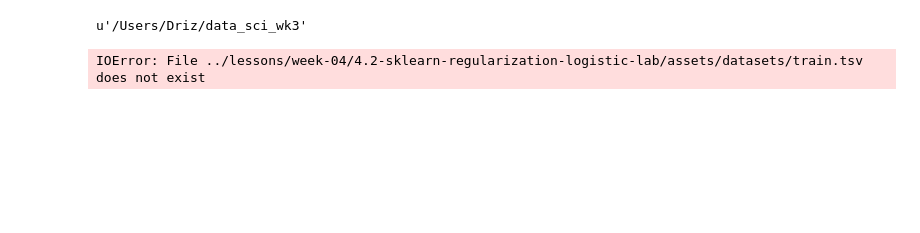
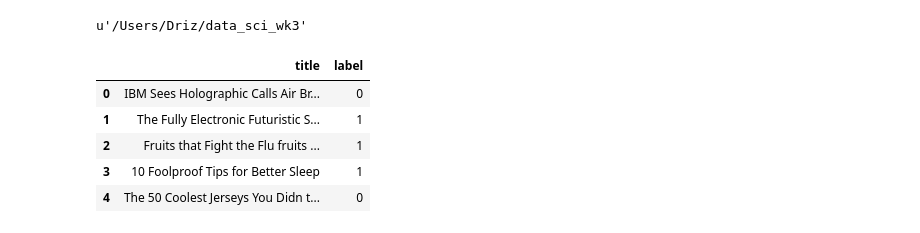
Before and after one commit to jillianhade/data-science-notes, a Jupyter notebook: predicting_greenness_lab2.ipynb, the cells around one changed output. Drawn from its saved outputs; the diff is of its cells as text; code cells hidden in the pictures; blank space fills up the shorter version.

```diff
--- a/predicting_greenness_lab2.ipynb
+++ b/predicting_greenness_lab2.ipynb
@@ -13,10 +13,17 @@ import os
 # %% [output]
 u'/Users/Driz/data_sci_wk3'
 # %%
-data = pd.read_csv('../lessons/week-04/4.2-sklearn-regularization-logistic-lab/assets/datasets/train.tsv')
+data = pd.read_csv('../DSI-CHI-1/train_data.tsv', sep='\t', na_values='?')
 
 # Extract the title and body from the boilerplate JSON text
 data['title'] = data.boilerplate.map(lambda x: json.loads(x).get('title', '')).fillna('')
 data['body'] = data.boilerplate.map(lambda x: json.loads(x).get('body', '')).fillna('')
-# %% [output]
-IOError: File ../lessons/week-04/4.2-sklearn-regularization-logistic-lab/assets/datasets/train.tsv does not exist
+# %%
+data[['title', 'label']].head()
+# %% [output]
+|  | title | label |
+| 0 | IBM Sees Holographic Calls Air Br... | 0 |
+| 1 | The Fully Electronic Futuristic S... | 1 |
+| 2 | Fruits that Fight the Flu fruits ... | 1 |
+| 3 | 10 Foolproof Tips for Better Sleep | 1 |
+| 4 | The 50 Coolest Jerseys You Didn t... | 0 |
```
Also changed, not shown: parts of 41 cells of this notebook, 1 other file.
